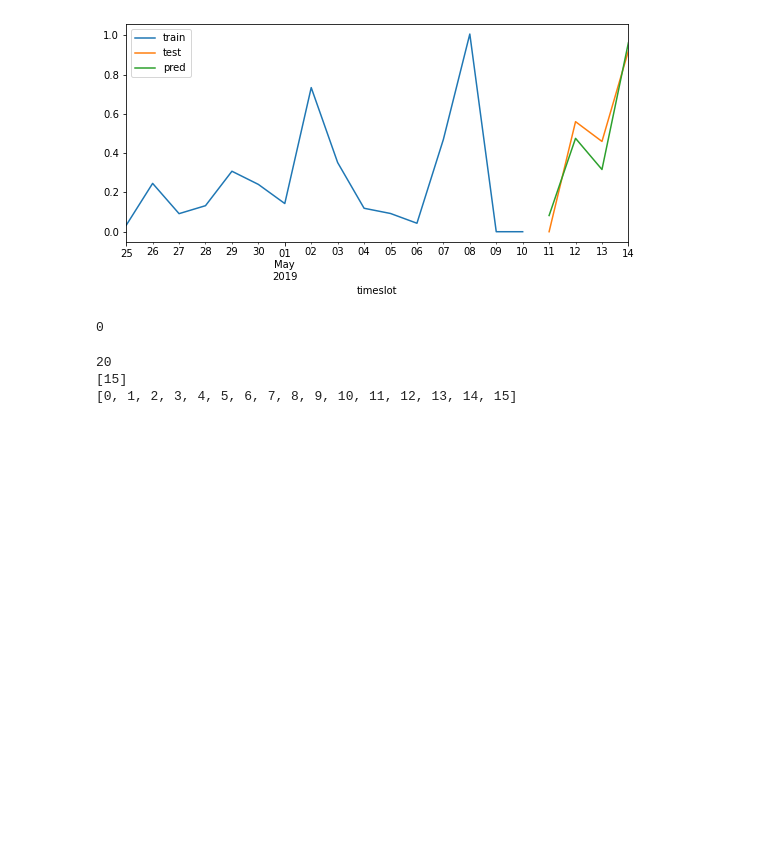
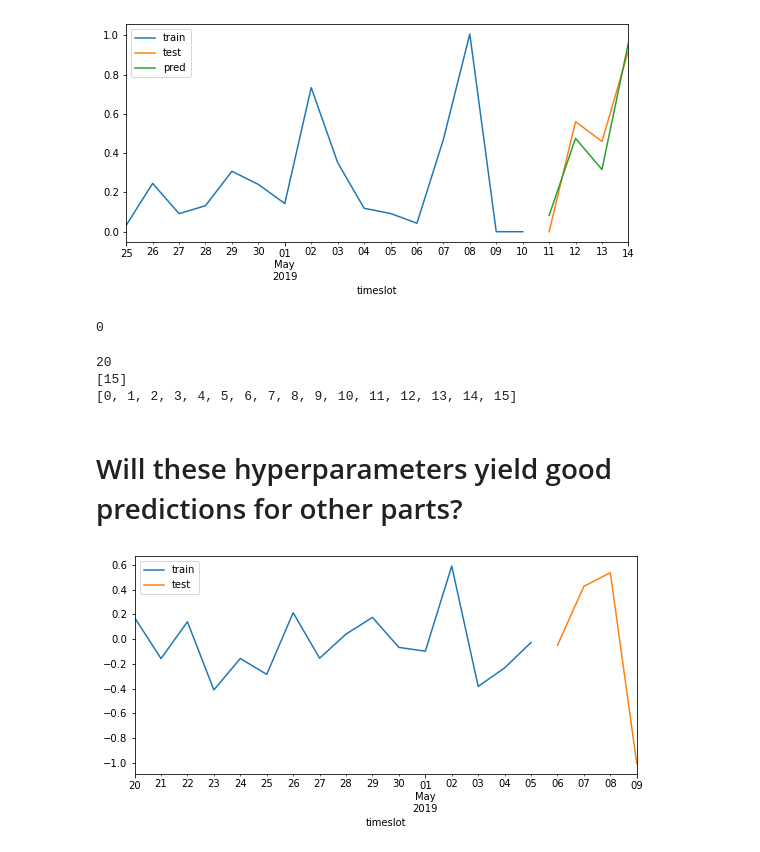
Before and after one commit to 4ug-aug/Otovo-OptimalControl, a Jupyter notebook: Random_Forest_Hyperparameter_Tuning.ipynb, the cells around one changed output. Saved outputs shown, nothing was run; the diff lists cells and outputs as text; code cells hidden in the pictures; blank space fills up the shorter version.

```diff
--- a/Random_Forest_Hyperparameter_Tuning.ipynb
+++ b/Random_Forest_Hyperparameter_Tuning.ipynb
@@ -441,3 +458,17 @@ print(tecky[:len(train)])
 20
 [15]
 [0, 1, 2, 3, 4, 5, 6, 7, 8, 9, 10, 11, 12, 13, 14, 15]
+# %% [markdown]
+# Will these hyperparameters yield good predictions for other parts?
+# %%
+newdays = 5
+newtrain = train_series[-train_days-units_to_forecast-newdays:-units_to_forecast-newdays]
+newtest = train_series[-units_to_forecast-newdays:-newdays]
+
+
+fig, ax=plt.subplots(figsize=(9, 4))
+newtrain['num_kwh_normalized'].plot(ax=ax, label='train')
+newtest['num_kwh_normalized'].plot(ax=ax, label='test')
+ax.legend();
+# %% [output]
+[figure, added]
```
Also changed, not shown: parts of 6 cells of this notebook, 1 other file.
